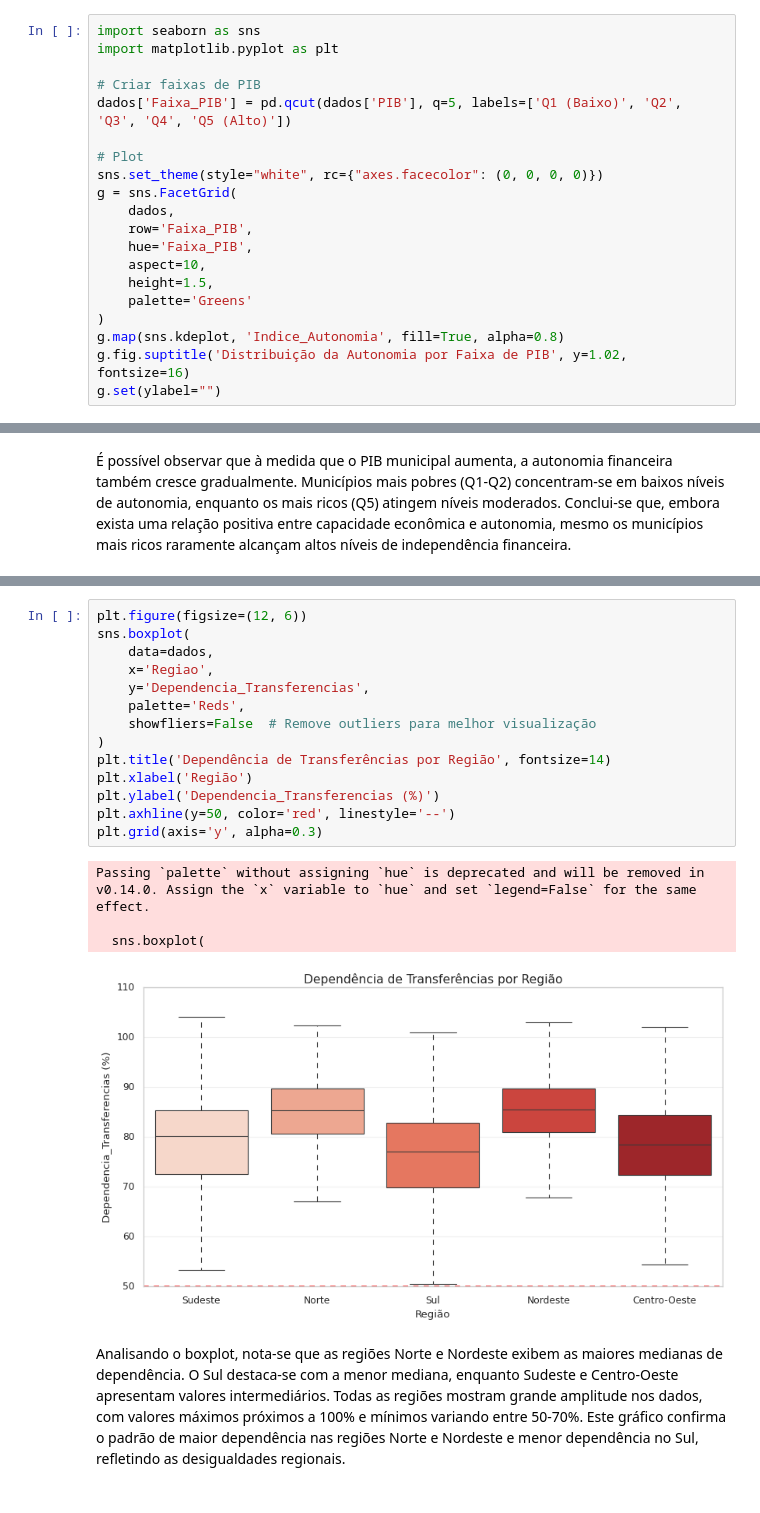
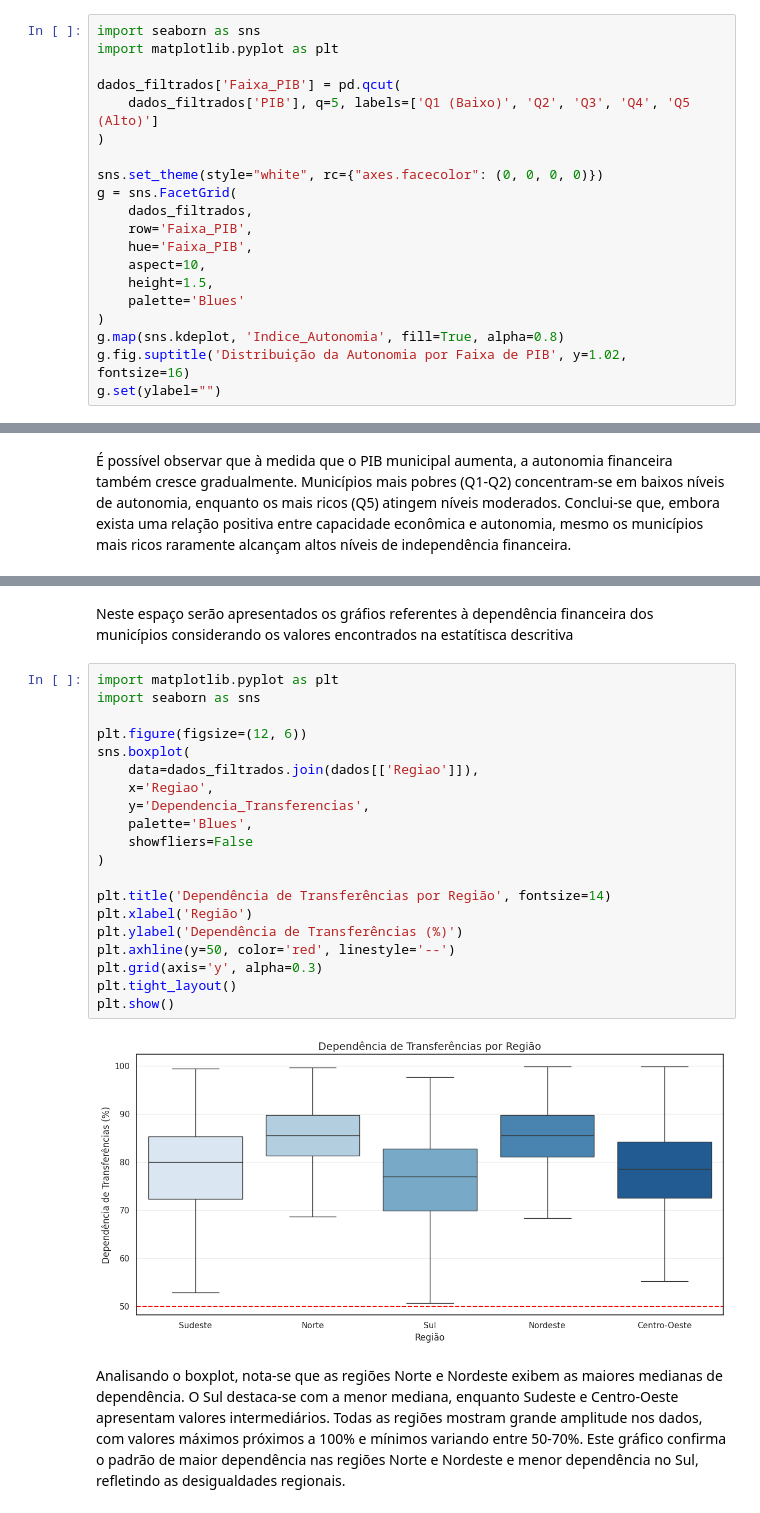
Before and after one commit to amandacmelo/Projeto-Ciencia-de-Dados, a Jupyter notebook: Análise Exploratória dos Dados/Análise_exploratória_dos_dados_Dependência_financeira,_transferências_e_exportaçõesipynb.ipynb, the cells around one changed output, grey strips where cells are left out. Cells and saved outputs as stored; diff of their text form.

```diff
--- a/Análise Exploratória dos Dados/Análise_exploratória_dos_dados_Dependência_financeira,_transferências_e_exportaçõesipynb.ipynb
+++ b/Análise Exploratória dos Dados/Análise_exploratória_dos_dados_Dependência_financeira,_transferências_e_exportaçõesipynb.ipynb
@@ -622,18 +434,18 @@ A análise do gráfico revela que a grande maioria dos municípios brasileiros p
 import seaborn as sns
 import matplotlib.pyplot as plt
 
-# Criar faixas de PIB
-dados['Faixa_PIB'] = pd.qcut(dados['PIB'], q=5, labels=['Q1 (Baixo)', 'Q2', 'Q3', 'Q4', 'Q5 (Alto)'])
+dados_filtrados['Faixa_PIB'] = pd.qcut(
+    dados_filtrados['PIB'], q=5, labels=['Q1 (Baixo)', 'Q2', 'Q3', 'Q4', 'Q5 (Alto)']
+)
 
-# Plot
 sns.set_theme(style="white", rc={"axes.facecolor": (0, 0, 0, 0)})
 g = sns.FacetGrid(
-    dados,
+    dados_filtrados,
     row='Faixa_PIB',
     hue='Faixa_PIB',
     aspect=10,
     height=1.5,
-    palette='Greens'
+    palette='Blues'
 )
 g.map(sns.kdeplot, 'Indice_Autonomia', fill=True, alpha=0.8)
 g.fig.suptitle('Distribuição da Autonomia por Faixa de PIB', y=1.02, fontsize=16)
@@ -742,22 +460,27 @@ Ao analisar o gráfico, observa-se um padrão regional: estados do Nordeste e No
+# %% [markdown]
+Neste espaço serão apresentados os gráfios referentes à dependência financeira dos municípios considerando os valores encontrados na estatítisca descritiva
 # %%
+import matplotlib.pyplot as plt
+import seaborn as sns
+
 plt.figure(figsize=(12, 6))
 sns.boxplot(
-    data=dados,
+    data=dados_filtrados.join(dados[['Regiao']]),
     x='Regiao',
     y='Dependencia_Transferencias',
-    palette='Reds',
-    showfliers=False  # Remove outliers para melhor visualização
+    palette='Blues',
+    showfliers=False
 )
+
 plt.title('Dependência de Transferências por Região', fontsize=14)
 plt.xlabel('Região')
-plt.ylabel('Dependencia_Transferencias (%)')
+plt.ylabel('Dependência de Transferências (%)')
 plt.axhline(y=50, color='red', linestyle='--')
 plt.grid(axis='y', alpha=0.3)
+plt.tight_layout()
+plt.show()
 # %% [output]
-Passing `palette` without assigning `hue` is deprecated and will be removed in v0.14.0. Assign the `x` variable to `hue` and set `legend=False` for the same effect.
-
-  sns.boxplot(
-[figure, old version]
+[figure, new version]
 # %% [markdown]
 Analisando o boxplot, nota-se que as regiões Norte e Nordeste exibem as maiores medianas de dependência. O Sul destaca-se com a menor mediana, enquanto Sudeste e Centro-Oeste apresentam valores intermediários. Todas as regiões mostram grande amplitude nos dados, com valores máximos próximos a 100% e mínimos variando entre 50-70%. Este gráfico confirma o padrão de maior dependência nas regiões Norte e Nordeste e menor dependência no Sul, refletindo as desigualdades regionais.
 # %%
```
Also changed, not shown: parts of 140 cells of this notebook.
